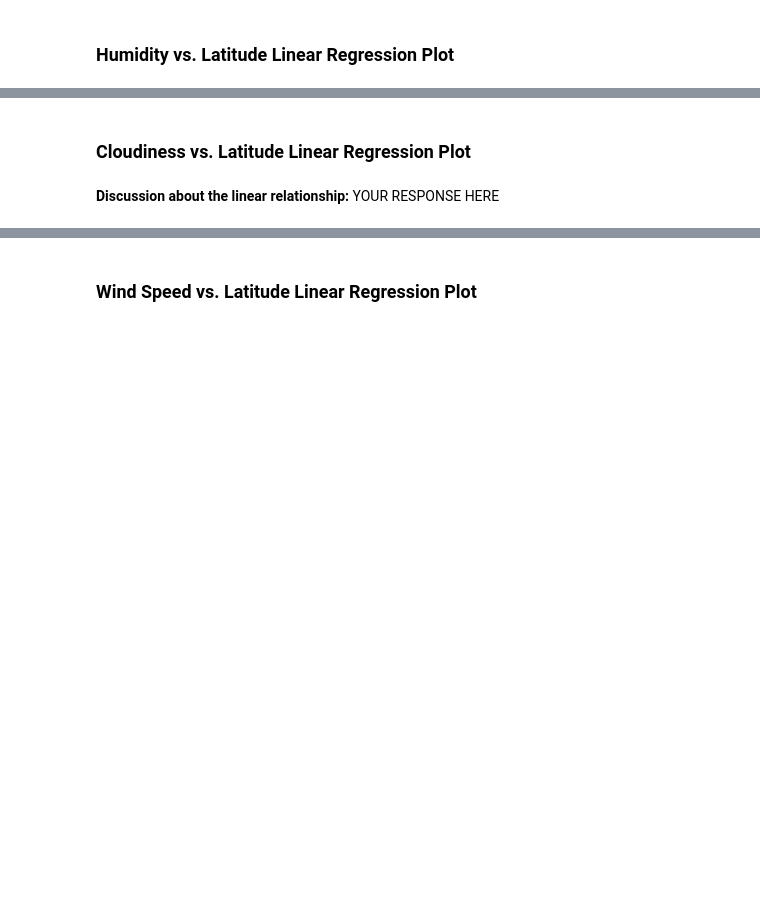
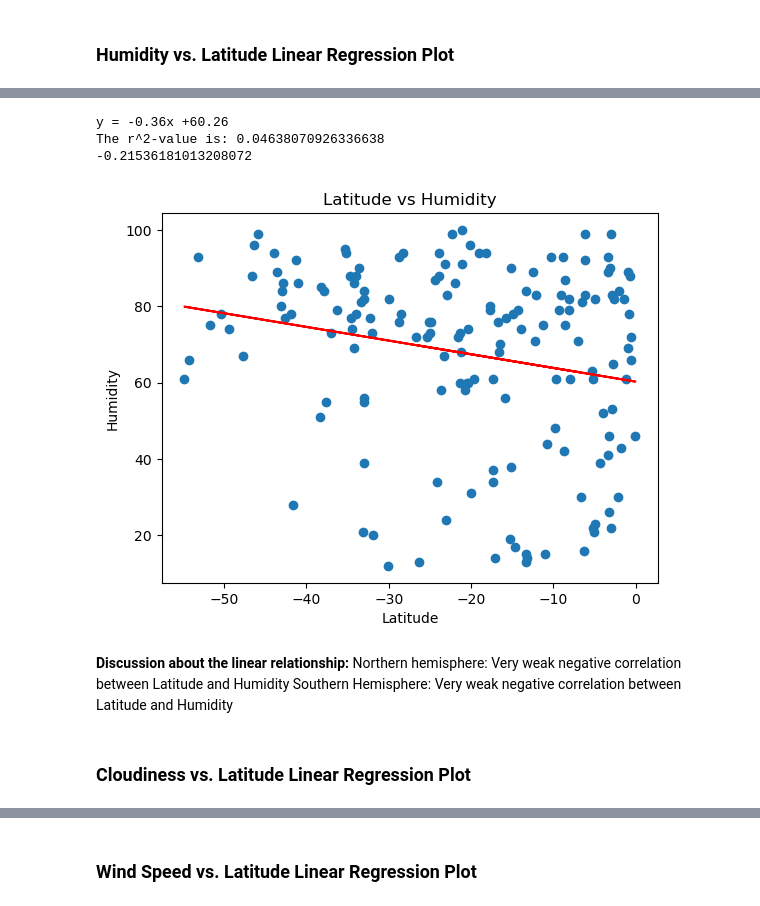
Before and after one commit to DidemBl/python-api-challenge, a Jupyter notebook: WeatherPy/WeatherPy.ipynb, the cells around one changed output, grey strips where cells are left out. Saved outputs shown, nothing was run; the diff lists cells and outputs as text; code cells hidden in the pictures; blank space fills up the shorter version.

```diff
--- a/WeatherPy/WeatherPy.ipynb
+++ b/WeatherPy/WeatherPy.ipynb
@@ -273,2 +354,13 @@ linear_regression(northern_hemi_df["Lat"],northern_hemi_df["Max Temp"] , "Latitu
+# %%
+# Southern Hemisphere
+linear_regression(southern_hemi_df["Lat"],southern_hemi_df["Humidity"] , "Latitude vs Humidity", "Latitude", "Humidity")
+# %% [output]
+y = -0.36x +60.26
+The r^2-value is: 0.04638070926336638
+-0.21536181013208072
+[figure, added]
+# %% [markdown]
+**Discussion about the linear relationship:** Northern hemisphere: Very weak negative correlation between Latitude and Humidity
+Southern Hemisphere: Very weak negative correlation between Latitude and Humidity
 # %% [markdown]
 ### Cloudiness vs. Latitude Linear Regression Plot
@@ -281,2 +366,0 @@ linear_regression(northern_hemi_df["Lat"],northern_hemi_df["Max Temp"] , "Latitu
-# %% [markdown]
-**Discussion about the linear relationship:** YOUR RESPONSE HERE
```
Also changed, not shown: parts of 33 cells of this notebook, 5 other files.
